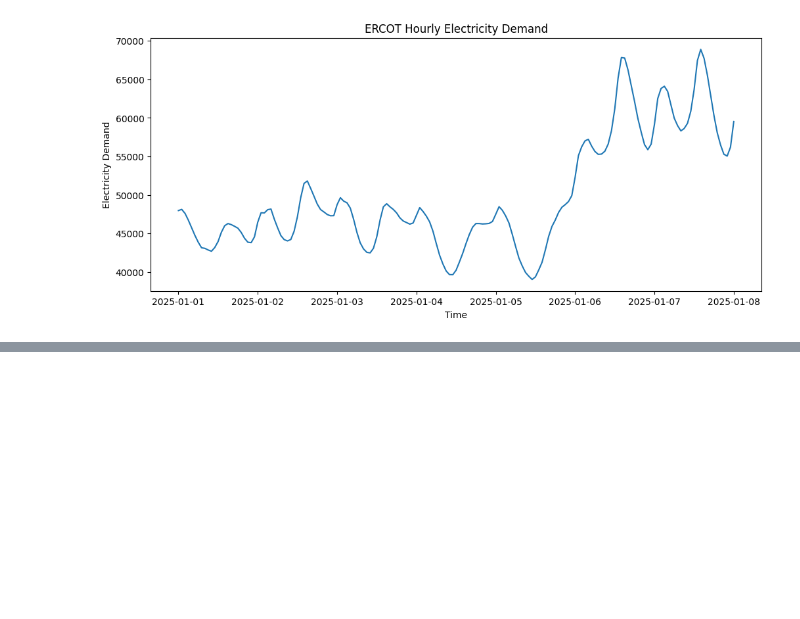
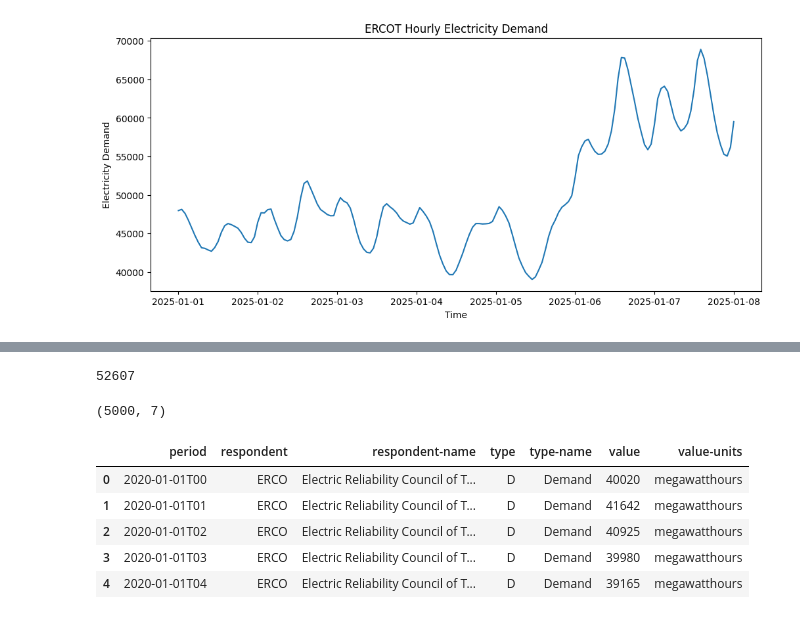
Before and after one commit to Chen-M-22/GridCast, a Jupyter notebook: 01_data_exploration.ipynb, the cells around one changed output, grey strips where cells are left out. Saved outputs shown, nothing was run; the diff lists cells and outputs as text; code cells hidden in the pictures; blank space fills up the shorter version.

Commit message:
Add Multi-year ERCOT data download with pagination.

```diff
--- a/01_data_exploration.ipynb
+++ b/01_data_exploration.ipynb
@@ -168,0 +199,5 @@ demand_df.to_csv('ercos_demand.csv', index=False)
+# %%
+total = int(json_data['response']['total'])
+total
+# %% [output]
+52607
@@ -168,0 +206,32 @@ demand_df.to_csv('ercos_demand.csv', index=False)
+# %%
+page_size = 5000
+num_pages = math.ceil(total / page_size)
+# %%
+historical_df = pd.DataFrame(json_data['response']['data'])
+# %%
+historical_df.shape
+# %% [output]
+(5000, 7)
+# %%
+for i in range (1, num_pages):
+
+  params ['offset'] = page_size * i
+
+  response = requests.get(url=url, params=params)
+  response.raise_for_status()
+
+  page_data = pd.DataFrame(response.json()['response']['data'])
+
+  historical_df = pd.concat(
+      [historical_df, page_data],
+      ignore_index = True
+  )
+# %%
+historical_df.head()
+# %% [output]
+|  | period | respondent | respondent-name | type | type-name | value | value-units |
+| 0 | 2020-01-01T00 | ERCO | Electric Reliability Council of T... | D | Demand | 40020 | megawatthours |
+| 1 | 2020-01-01T01 | ERCO | Electric Reliability Council of T... | D | Demand | 41642 | megawatthours |
+| 2 | 2020-01-01T02 | ERCO | Electric Reliability Council of T... | D | Demand | 40925 | megawatthours |
+| 3 | 2020-01-01T03 | ERCO | Electric Reliability Council of T... | D | Demand | 39980 | megawatthours |
+| 4 | 2020-01-01T04 | ERCO | Electric Reliability Council of T... | D | Demand | 39165 | megawatthours |
```
Also changed, not shown: parts of 6 cells of this notebook.
